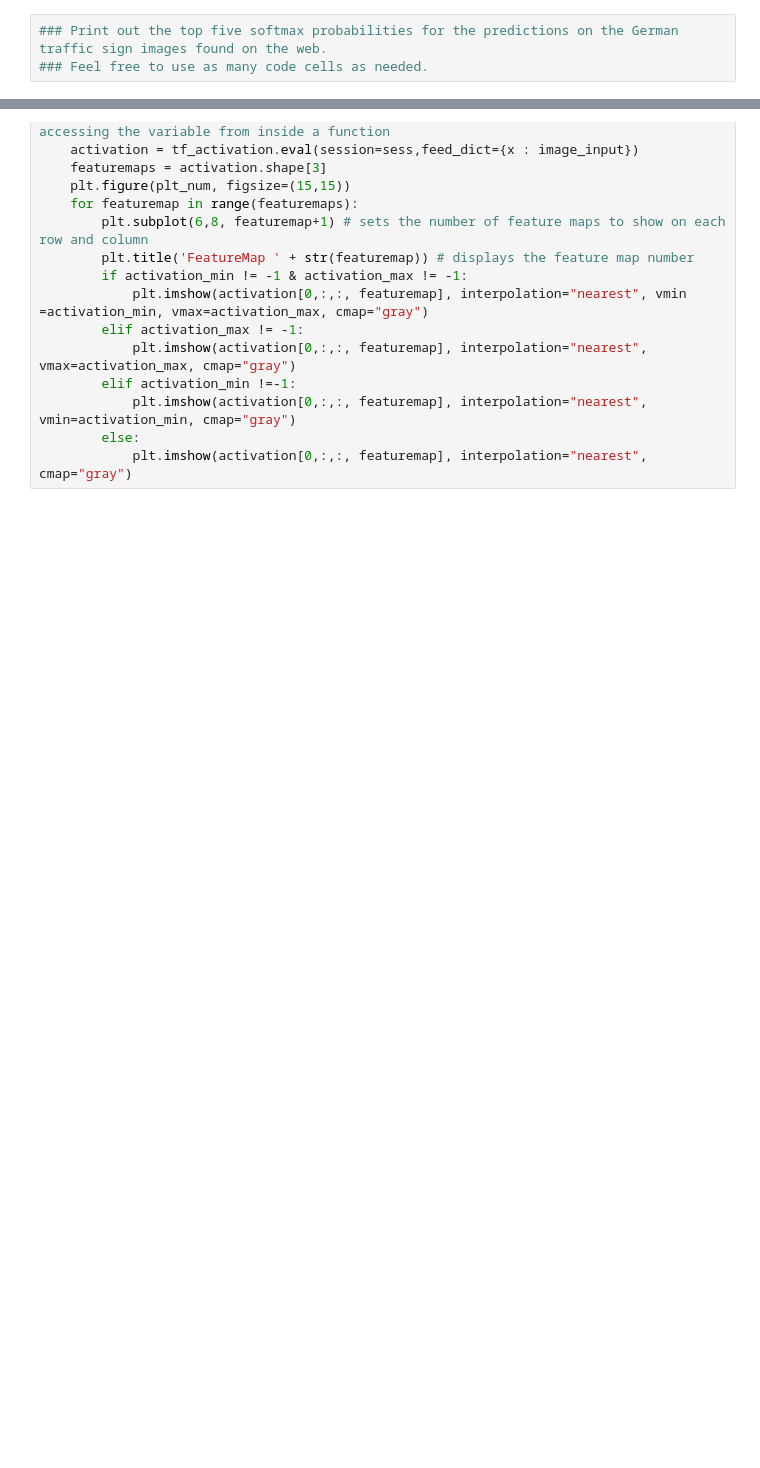
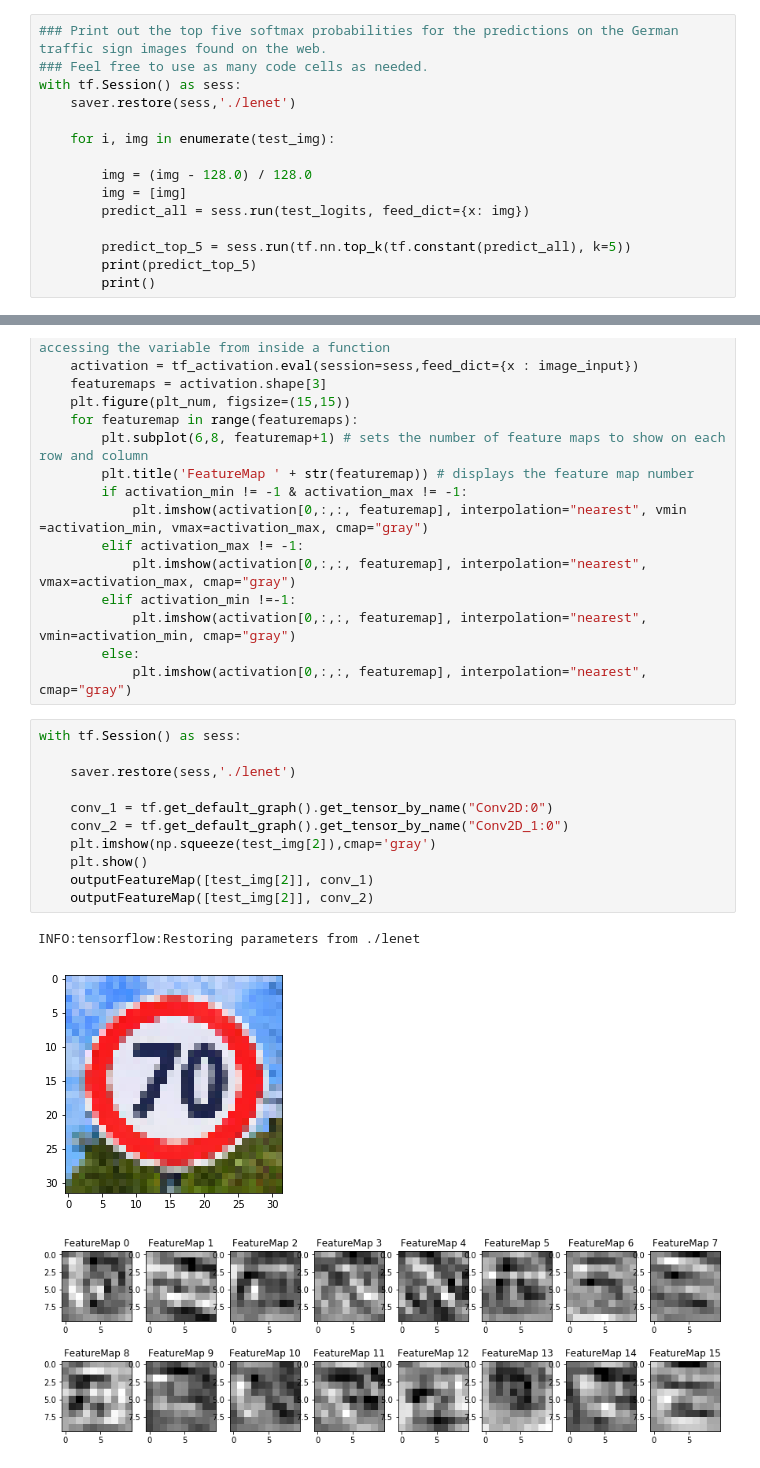
Before and after one commit to suljaxm/CarND-Traffic-Sign-Classifier-Project, a Jupyter notebook: Traffic_Sign_Classifier.ipynb, the cells around one changed output, grey strips where cells are left out. Cells and saved outputs as stored; diff of their text form; blank space fills up the shorter version.

Commit message:
visualize your network's feature maps

```diff
--- a/Traffic_Sign_Classifier.ipynb
+++ b/Traffic_Sign_Classifier.ipynb
@@ -500,3 +500,15 @@ Looking just at the first row we get `[ 0.34763842,  0.24879643,  0.12789202]`,
 # %%
 ### Print out the top five softmax probabilities for the predictions on the German traffic sign images found on the web.
 ### Feel free to use as many code cells as needed.
+with tf.Session() as sess:
+    saver.restore(sess,'./lenet')
+
+    for i, img in enumerate(test_img):
+
+        img = (img - 128.0) / 128.0
+        img = [img]
+        predict_all = sess.run(test_logits, feed_dict={x: img})
+
+        predict_top_5 = sess.run(tf.nn.top_k(tf.constant(predict_all), k=5))
+        print(predict_top_5)
+        print()
@@ -555,3 +582,18 @@ def outputFeatureMap(image_input, tf_activation, activation_min=-1, activation_m
             plt.imshow(activation[0,:,:, featuremap], interpolation="nearest", vmin=activation_min, cmap="gray")
         else:
             plt.imshow(activation[0,:,:, featuremap], interpolation="nearest", cmap="gray")
+# %%
+with tf.Session() as sess:
+
+    saver.restore(sess,'./lenet')
+
+    conv_1 = tf.get_default_graph().get_tensor_by_name("Conv2D:0")
+    conv_2 = tf.get_default_graph().get_tensor_by_name("Conv2D_1:0")
+    plt.imshow(np.squeeze(test_img[2]),cmap='gray')
+    plt.show()
+    outputFeatureMap([test_img[2]], conv_1)
+    outputFeatureMap([test_img[2]], conv_2)
+# %% [output]
+INFO:tensorflow:Restoring parameters from ./lenet
+[figure, added]
+[figure, added]
```
Also changed, not shown: parts of 3 cells of this notebook.
